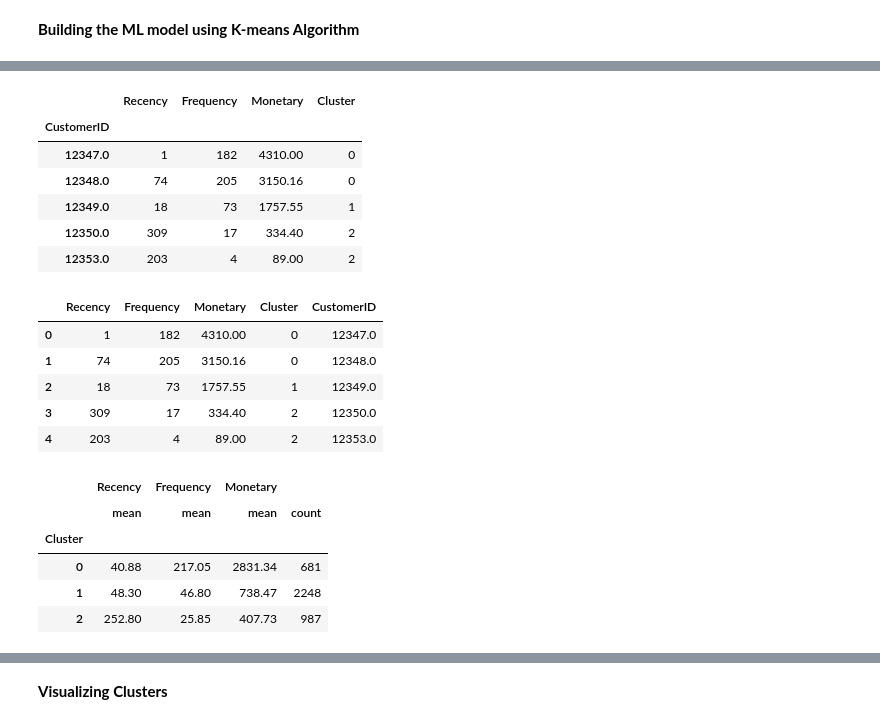
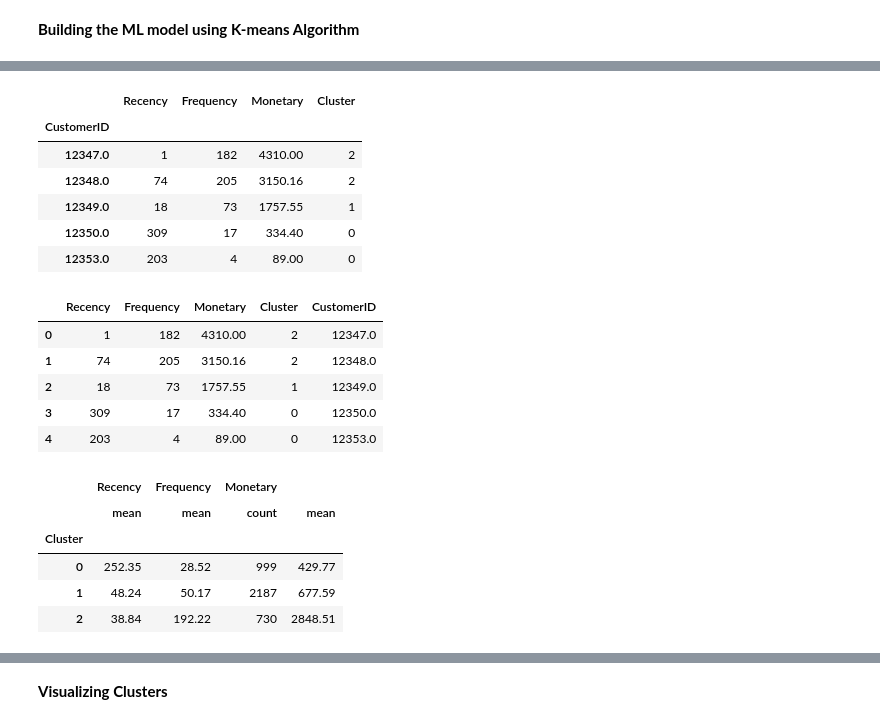
Before and after one commit to MohamedEh-ab/IEEE-Customer-Segmentation, a Jupyter notebook: final_project.ipynb, the cells around one changed output, grey strips where cells are left out. Drawn from its saved outputs; the diff is of its cells as text; code cells hidden in the pictures.

```diff
--- a/final_project.ipynb
+++ b/final_project.ipynb
@@ -452,7 +421,7 @@ df.head()
 # %% [markdown]
 **Scaling**
 # %%
-scale = StandardScaler()
+scale = MinMaxScaler()
 df_scaled = scale.fit_transform(df2)
 df_scaled = pd.DataFrame(df_scaled, columns=df2.columns)
 # %%
@@ -575,11 +524,11 @@ dfk.head()
 # %% [output]
 |  | Recency | Frequency | Monetary | Cluster |
 | CustomerID |  |  |  |  |
-| 12347.0 | 1 | 182 | 4310.00 | 0 |
-| 12348.0 | 74 | 205 | 3150.16 | 0 |
+| 12347.0 | 1 | 182 | 4310.00 | 2 |
+| 12348.0 | 74 | 205 | 3150.16 | 2 |
 | 12349.0 | 18 | 73 | 1757.55 | 1 |
-| 12350.0 | 309 | 17 | 334.40 | 2 |
-| 12353.0 | 203 | 4 | 89.00 | 2 |
+| 12350.0 | 309 | 17 | 334.40 | 0 |
+| 12353.0 | 203 | 4 | 89.00 | 0 |
 # %%
 df_clustered = dfk.copy()
 df_clustered['CustomerID'] = df_clustered.index.get_level_values('CustomerID')
@@ -588,23 +537,23 @@ df_clustered = df_clustered.reset_index(drop=True)
 df_clustered.head()
 # %% [output]
 |  | Recency | Frequency | Monetary | Cluster | CustomerID |
-| 0 | 1 | 182 | 4310.00 | 0 | 12347.0 |
-| 1 | 74 | 205 | 3150.16 | 0 | 12348.0 |
+| 0 | 1 | 182 | 4310.00 | 2 | 12347.0 |
+| 1 | 74 | 205 | 3150.16 | 2 | 12348.0 |
 | 2 | 18 | 73 | 1757.55 | 1 | 12349.0 |
-| 3 | 309 | 17 | 334.40 | 2 | 12350.0 |
-| 4 | 203 | 4 | 89.00 | 2 | 12353.0 |
+| 3 | 309 | 17 | 334.40 | 0 | 12350.0 |
+| 4 | 203 | 4 | 89.00 | 0 | 12353.0 |
 # %%
 dfk.groupby('Cluster').agg({
     'Recency':'mean',
     'Frequency':'mean',
-    'Monetary':['mean', 'count']}).round(2)
+    'Monetary':['count','mean']}).round(2)
 # %% [output]
 |  | Recency | Frequency | Monetary |  |
-|  | mean | mean | mean | count |
+|  | mean | mean | count | mean |
 | Cluster |  |  |  |  |
-| 0 | 40.88 | 217.05 | 2831.34 | 681 |
-| 1 | 48.30 | 46.80 | 738.47 | 2248 |
-| 2 | 252.80 | 25.85 | 407.73 | 987 |
+| 0 | 252.35 | 28.52 | 999 | 429.77 |
+| 1 | 48.24 | 50.17 | 2187 | 677.59 |
+| 2 | 38.84 | 192.22 | 730 | 2848.51 |
 # %%
 from sklearn.metrics import silhouette_score
 
```
Also changed, not shown: parts of 32 cells of this notebook.
